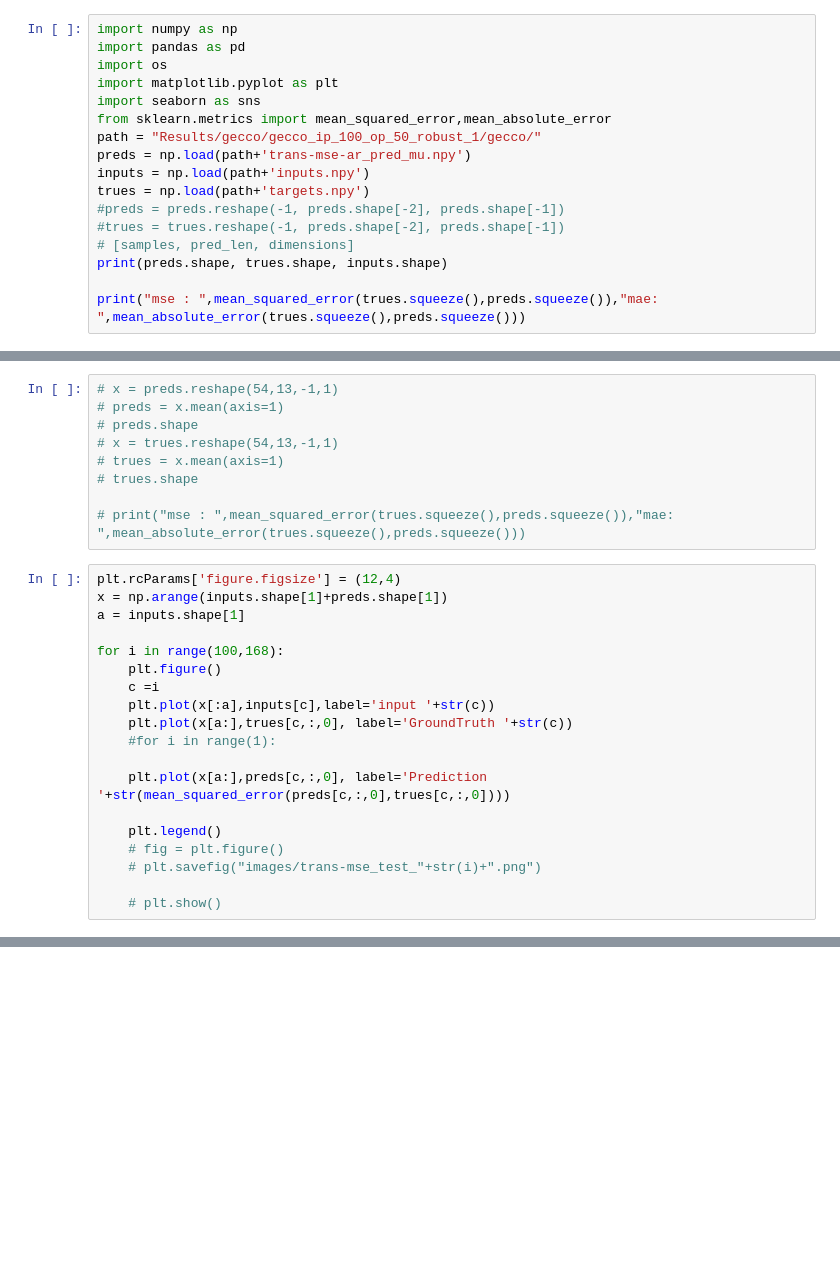
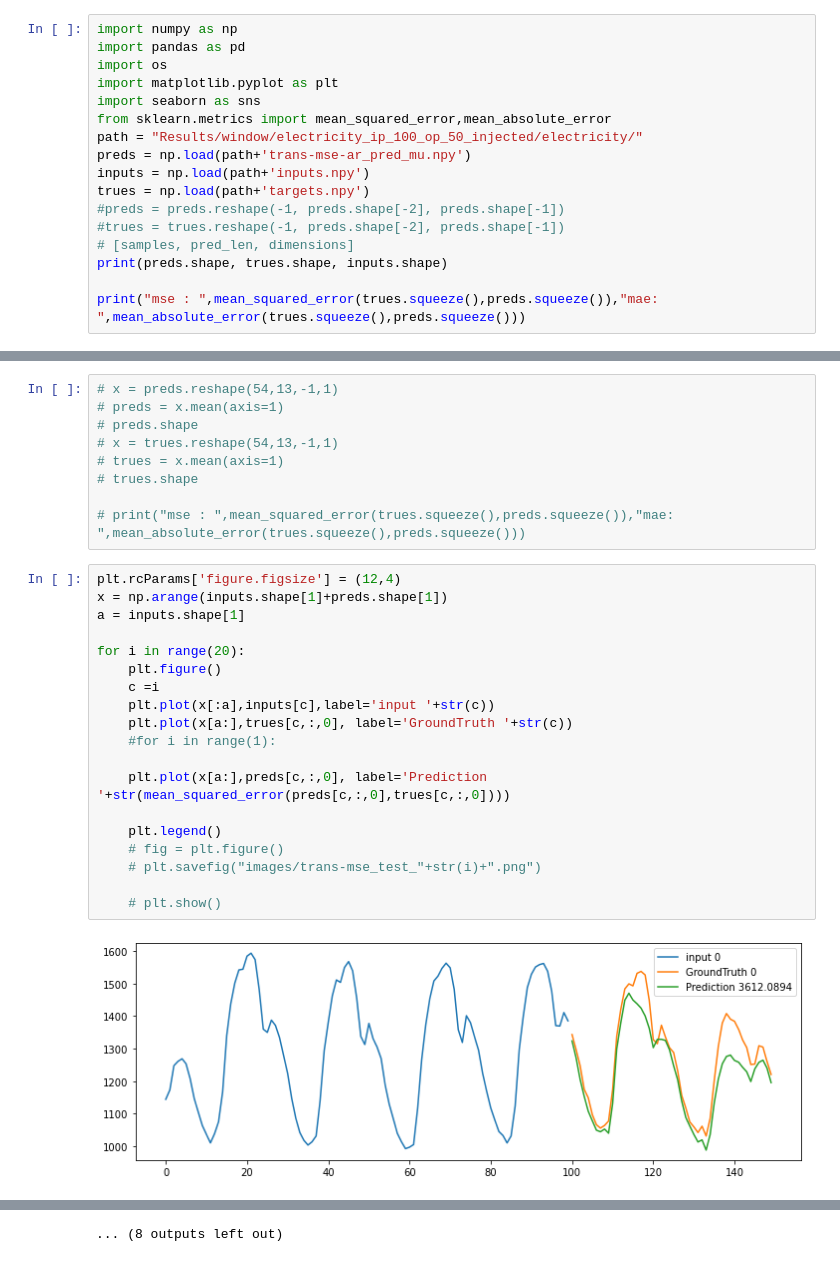
Before and after one commit to sandygitcse/Outlier, a Jupyter notebook: Visual.ipynb, the cells around one changed output, grey strips where cells are left out. Cells and saved outputs as stored; diff of their text form; blank space fills up the shorter version.

Commit message:
added electricity mask

```diff
--- a/Visual.ipynb
+++ b/Visual.ipynb
@@ -5,7 +5,7 @@ import os
 import matplotlib.pyplot as plt
 import seaborn as sns
 from sklearn.metrics import mean_squared_error,mean_absolute_error
-path = "Results/gecco/gecco_ip_100_op_50_robust_1/gecco/"
+path = "Results/window/electricity_ip_100_op_50_injected/electricity/"
 preds = np.load(path+'trans-mse-ar_pred_mu.npy')
 inputs = np.load(path+'inputs.npy')
 trues = np.load(path+'targets.npy')
@@ -30,19 +30,21 @@ mse :  0.025508024 mae:  0.058827866
 # %%
 plt.rcParams['figure.figsize'] = (12,4)
 x = np.arange(inputs.shape[1]+preds.shape[1])
 a = inputs.shape[1]
 
-for i in range(100,168):
+for i in range(20):
     plt.figure()
     c =i
     plt.plot(x[:a],inputs[c],label='input '+str(c))
     plt.plot(x[a:],trues[c,:,0], label='GroundTruth '+str(c))
     #for i in range(1):
 
     plt.plot(x[a:],preds[c,:,0], label='Prediction '+str(mean_squared_error(preds[c,:,0],trues[c,:,0])))
 
     plt.legend()
     # fig = plt.figure()
     # plt.savefig("images/trans-mse_test_"+str(i)+".png")
 
     # plt.show()
+# %% [output]
+[figure, added]
@@ -49,3 +62,4 @@ for i in range(100,168):
+... (8 outputs left out)
 # %%
 import numpy as np
 import pandas as pd
```
Also changed, not shown: parts of 5 cells of this notebook.
